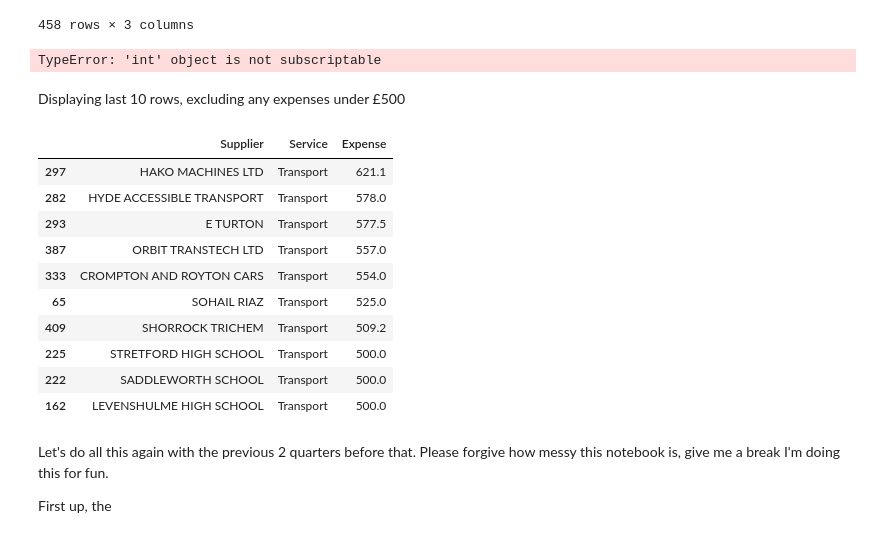
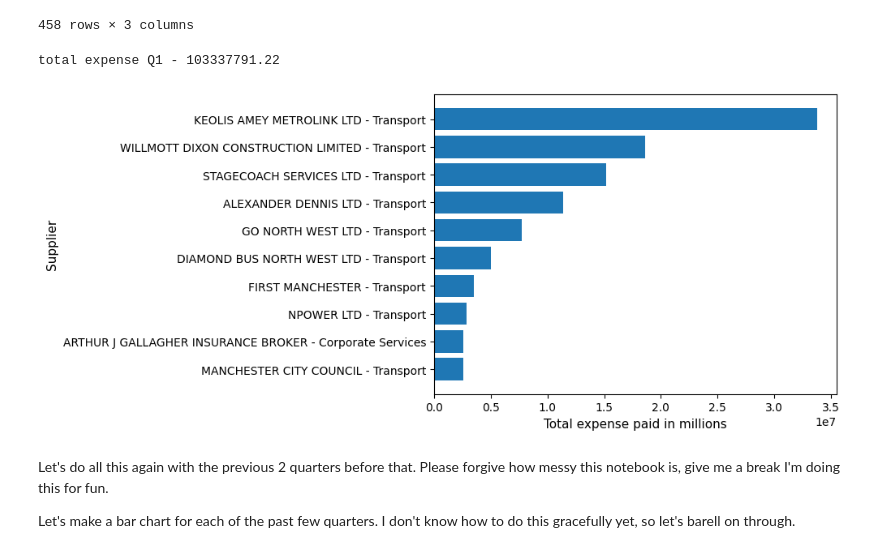
Before and after one commit to RamiYasir/I-Like-Trains, a Jupyter notebook: analysis.ipynb, the cells around one changed output. Cells and saved outputs as stored; diff of their text form; code cells hidden in the pictures.

Commit message:
rework sanitise_data function due to issue with incompatible encoding in dataset, rerun the same code with different data set

```diff
--- a/analysis.ipynb
+++ b/analysis.ipynb
@@ -6,7 +8,7 @@ from utilities import sort_suppliers_by_service_area, total_expenses_per_supplie
 
 %matplotlib inline
 
-df = pd.read_csv('resources/sanitised-data.csv')
+df = pd.read_csv('resources/sanitised-data-2324Qtr1Payments.csv')
 df.reset_index()
 display(df)
 # %% [output]
@@ -54,9 +56,9 @@ display(suppliers_and_expenses_df)
 # %% [markdown]
 And in order of most expensive to least. This data has some entries that were under £500, which I can segregate out to another data frame.
 # %%
-suppliers_sorted_by_expense = suppliers_and_expenses_df.sort_values(by="Expense", ascending=False)
-suppliers_sorted_by_expense.reset_index()
-display(suppliers_sorted_by_expense)
+suppliers_sorted_by_expense_q3_23 = suppliers_and_expenses_df.sort_values(by="Expense", ascending=False)
+suppliers_sorted_by_expense_q3_23.reset_index()
+display(suppliers_sorted_by_expense_q3_23)
 # %% [output]
 |  | Supplier | Service | Expense |
 | 43 | KEOLIS AMEY METROLINK LTD | Transport | 33783820.04 |
@@ -74,56 +76,33 @@ display(suppliers_sorted_by_expense)
 # %%
 # declare consts for ease of reading
 SUPPLIER = 0
 SERVICE = 1
 EXPENSE = 2
 
-values_from_columns = create_lists_from_columns(suppliers_sorted_by_expense, 10, ["Supplier", "Service", "Expense"])
+values_from_columns = create_lists_from_columns(df=suppliers_sorted_by_expense_q3_23, limit=10, all_columns=["Supplier", "Service", "Expense"])
 
 i = 0
 y_values = []
 while i < len(values_from_columns[SUPPLIER]):
     new_value = f"{values_from_columns[SUPPLIER][i]} - {values_from_columns[SERVICE][i]}"
     y_values.append(new_value)
     i += 1
 
-# create map for easier reading while getting matplotlib to work
-i = 0
-suppliers_map = {}
-while i < 10:
-    row = suppliers_sorted_by_expense.iloc[i]
-    suppliers_map[row["Supplier"]] = row["Expense"]
-    i += 1
-
-# print total expenses and top 10 supplier expenses
-print(f"total expenses: {total_expenses(df)} \n")
-for key in suppliers_map:
-    print(f"{key}: {suppliers_map[key]}")
+# print total expenses
+total_expense = 0
+for expense in values_from_columns[EXPENSE]:
+    total_expense += expense
+print(f"total expense Q1 - {total_expense}")
 
 # plot ugly bar chart
 plt.barh(y_values, values_from_columns[EXPENSE])
 plt.ylabel('Supplier', fontsize=11)
 plt.xlabel('Total expense paid in millions', fontsize=11)
 plt.gca().invert_yaxis()
 # %% [output]
-TypeError: 'int' object is not subscriptable
+total expense Q1 - 103337791.22
+[figure, added]
-# %% [markdown]
-Displaying last 10 rows, excluding any expenses under £500
-# %%
-last_10_rows = suppliers_sorted_by_expense.drop(suppliers_sorted_by_expense[suppliers_sorted_by_expense["Expense"] < 500].index).tail(10)
-display(last_10_rows)
-# %% [output]
-|  | Supplier | Service | Expense |
-| 297 | HAKO MACHINES LTD | Transport | 621.1 |
-| 282 | HYDE ACCESSIBLE TRANSPORT | Transport | 578.0 |
-| 293 | E TURTON | Transport | 577.5 |
-| 387 | ORBIT TRANSTECH LTD | Transport | 557.0 |
-| 333 | CROMPTON AND ROYTON CARS | Transport | 554.0 |
-| 65 | SOHAIL RIAZ | Transport | 525.0 |
-| 409 | SHORROCK TRICHEM | Transport | 509.2 |
-| 225 | STRETFORD HIGH SCHOOL | Transport | 500.0 |
-| 222 | SADDLEWORTH SCHOOL | Transport | 500.0 |
-| 162 | LEVENSHULME HIGH SCHOOL | Transport | 500.0 |
 # %% [markdown]
 Let's do all this again with the previous 2 quarters before that. Please forgive how messy this notebook is, give me a break I'm doing this for fun.
 
-First up, the
+Let's make a bar chart for each of the past few quarters. I don't know how to do this gracefully yet, so let's barell on through.
```
Also changed, not shown: parts of 3 cells of this notebook, 5 other files.
